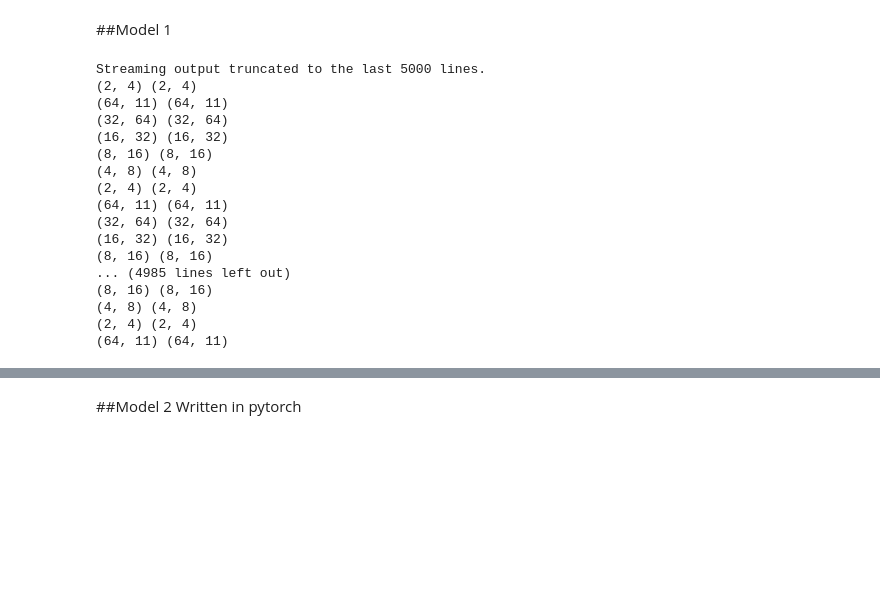
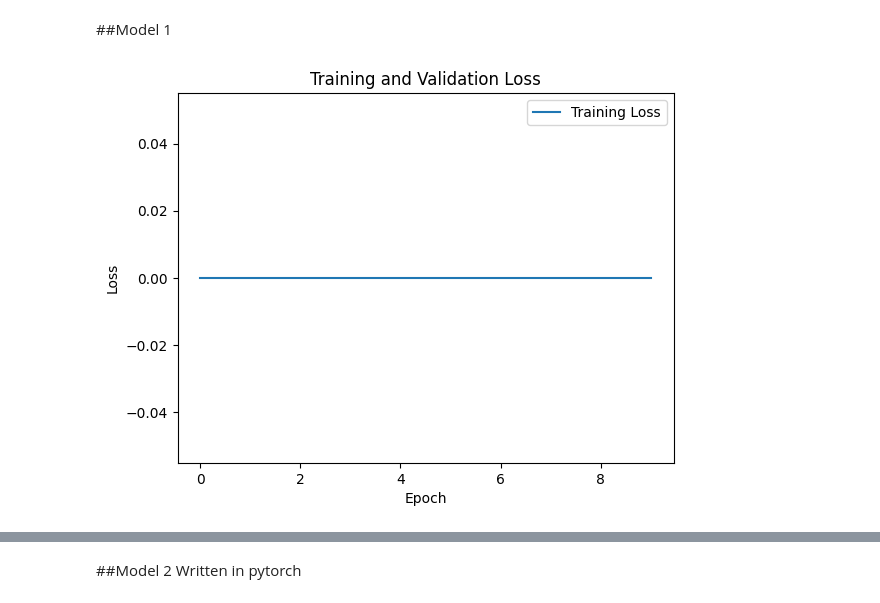
Before and after one commit to Wvidit/24035066-CSOC-IG, a Jupyter notebook: Vanilla-Neural-Network/model.ipynb, the cells around one changed output, grey strips where cells are left out. Drawn from its saved outputs; the diff is of its cells as text; code cells hidden in the pictures; blank space fills up the shorter version.

```diff
--- a/Vanilla-Neural-Network/model.ipynb
+++ b/Vanilla-Neural-Network/model.ipynb
@@ -318,51 +321,51 @@ X = scaler.fit_transform(X)
 X_train, X_test, Y_train, Y_test = train_test_split(X, Y, test_size=0.2, random_state=42)
 # %%
+from IPython.display import clear_output
+
 model1 = my_ffnn()
 optimizer = Adam()
 v, s = optimizer.initialize(params)
-epoch = 50
+epoch = 10
 
 layers =  [model1.layer1, model1.layer2, model1.layer3, model1.layer4, model1.layer5, model1.layer6]
 params = {}
+loss_history = []
+
+def moving_average(data, window_size=5):
+    return np.convolve(data, np.ones(window_size)/window_size, mode='valid')
+
 for i, layer in enumerate(layers):
     params["W" + str(i+1)] = layer.weights
     params["b" + str(i+1)] = layer.bias
 
 for j in range(epoch):
     epoch_loss = 0
     v, s = optimizer.initialize(params)
-    for i in range(len(X_train)):
+    for data in range(len(X_train)):
         x = X_train[i].reshape(1, -1)
         y = Y_train[i].reshape(1, -1)
 
         y_hat = model1.forward(x)
         y_hat = np.argmax(y_hat)
-        loss = np.mean(np.sum(y * np.log(y_hat + 1e-9), axis = 1))
+        loss = -np.mean(np.sum(y * np.log(y_hat + 1e-9), axis = 1))
         epoch_loss += loss
 
         grads = model1.back_prop(x, y)
         params, v, s = optimizer.update(params, grads, v, s)
 
         for i, layer in enumerate(layers):
             layer.weights = params["W" +str(i+1)]
             layer.bias = params["b" + str(i+1)]
+    loss_history.append(epoch_loss)
+    clear_output(wait=True)
 
-    print(f"Epoch {j+1}/{epoch} - Loss: {epoch_loss / len(X_train):.4f}")
+
+    plt.plot(loss_history, label='Training Loss')
+        # plt.plot(loss_history_cv, label='Validation Loss')
+    plt.xlabel('Epoch')
+    plt.ylabel('Loss')
+    plt.title('Training and Validation Loss')
+    plt.legend()
+    plt.show()
 # %% [output]
-Streaming output truncated to the last 5000 lines.
-(2, 4) (2, 4)
-(64, 11) (64, 11)
-(32, 64) (32, 64)
-(16, 32) (16, 32)
-(8, 16) (8, 16)
-(4, 8) (4, 8)
-(2, 4) (2, 4)
-(64, 11) (64, 11)
-(32, 64) (32, 64)
-(16, 32) (16, 32)
-(8, 16) (8, 16)
-... (4985 lines left out)
-(8, 16) (8, 16)
-(4, 8) (4, 8)
-(2, 4) (2, 4)
-(64, 11) (64, 11)
+[figure, added]
```
Also changed, not shown: parts of 2 cells of this notebook.
